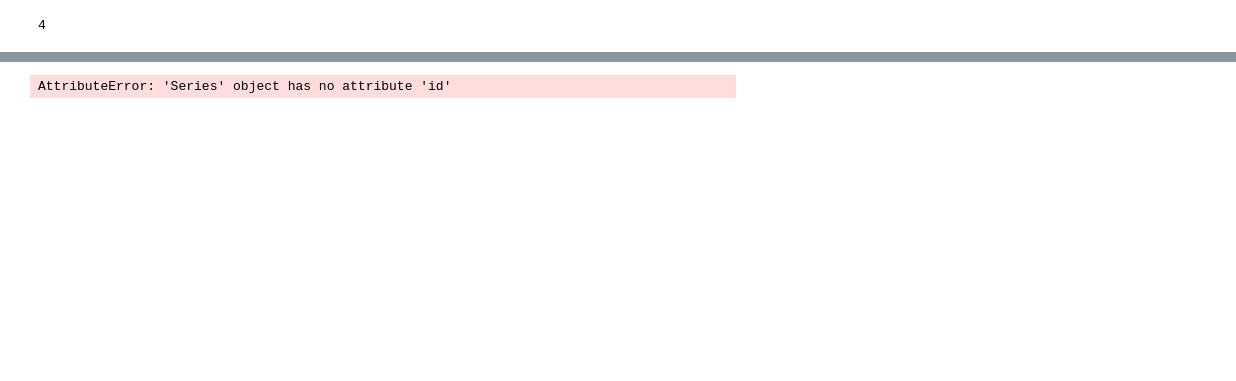
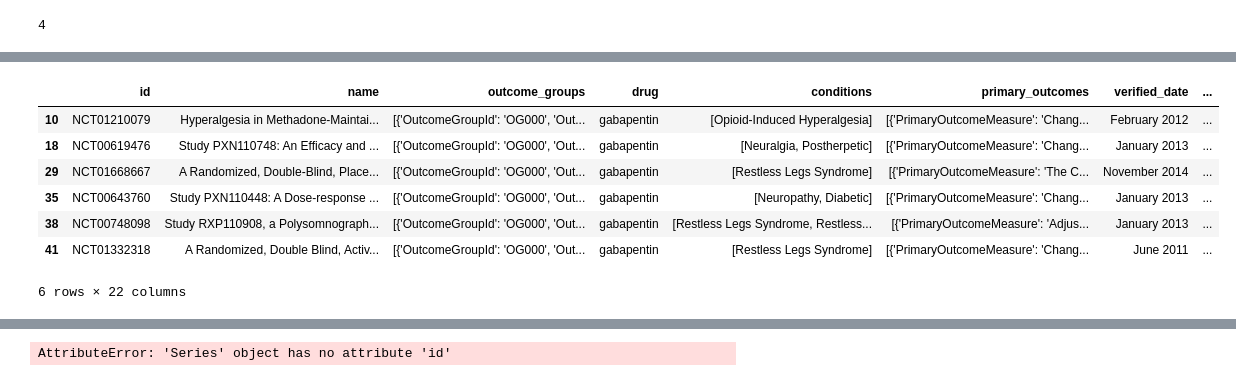
Before and after one commit to porterehunley/drugprocessing, a Jupyter notebook: ClincalTrialsPlayground.ipynb, the cells around one changed output, grey strips where cells are left out. Drawn from its saved outputs; the diff is of its cells as text; code cells hidden in the pictures; blank space fills up the shorter version.

```diff
--- a/ClincalTrialsPlayground.ipynb
+++ b/ClincalTrialsPlayground.ipynb
@@ -478,0 +629,11 @@ placebo_studies['outcome_spread'].value_counts().plot.bar()
+# %%
+placebo_studies[placebo_studies['outcome_spread'] == 'Standard Error']
+# %% [output]
+|  | id | name | outcome_groups | drug | conditions | primary_outcomes | verified_date | ... |
+| 10 | NCT01210079 | Hyperalgesia in Methadone-Maintai... | [{'OutcomeGroupId': 'OG000', 'Out... | gabapentin | [Opioid-Induced Hyperalgesia] | [{'PrimaryOutcomeMeasure': 'Chang... | February 2012 | ... |
+| 18 | NCT00619476 | Study PXN110748: An Efficacy and ... | [{'OutcomeGroupId': 'OG000', 'Out... | gabapentin | [Neuralgia, Postherpetic] | [{'PrimaryOutcomeMeasure': 'Chang... | January 2013 | ... |
+| 29 | NCT01668667 | A Randomized, Double-Blind, Place... | [{'OutcomeGroupId': 'OG000', 'Out... | gabapentin | [Restless Legs Syndrome] | [{'PrimaryOutcomeMeasure': 'The C... | November 2014 | ... |
+| 35 | NCT00643760 | Study PXN110448: A Dose-response ... | [{'OutcomeGroupId': 'OG000', 'Out... | gabapentin | [Neuropathy, Diabetic] | [{'PrimaryOutcomeMeasure': 'Chang... | January 2013 | ... |
+| 38 | NCT00748098 | Study RXP110908, a Polysomnograph... | [{'OutcomeGroupId': 'OG000', 'Out... | gabapentin | [Restless Legs Syndrome, Restless... | [{'PrimaryOutcomeMeasure': 'Adjus... | January 2013 | ... |
+| 41 | NCT01332318 | A Randomized, Double Blind, Activ... | [{'OutcomeGroupId': 'OG000', 'Out... | gabapentin | [Restless Legs Syndrome] | [{'PrimaryOutcomeMeasure': 'Chang... | June 2011 | ... |
+6 rows × 22 columns
```
Also changed, not shown: parts of 26 cells of this notebook.
